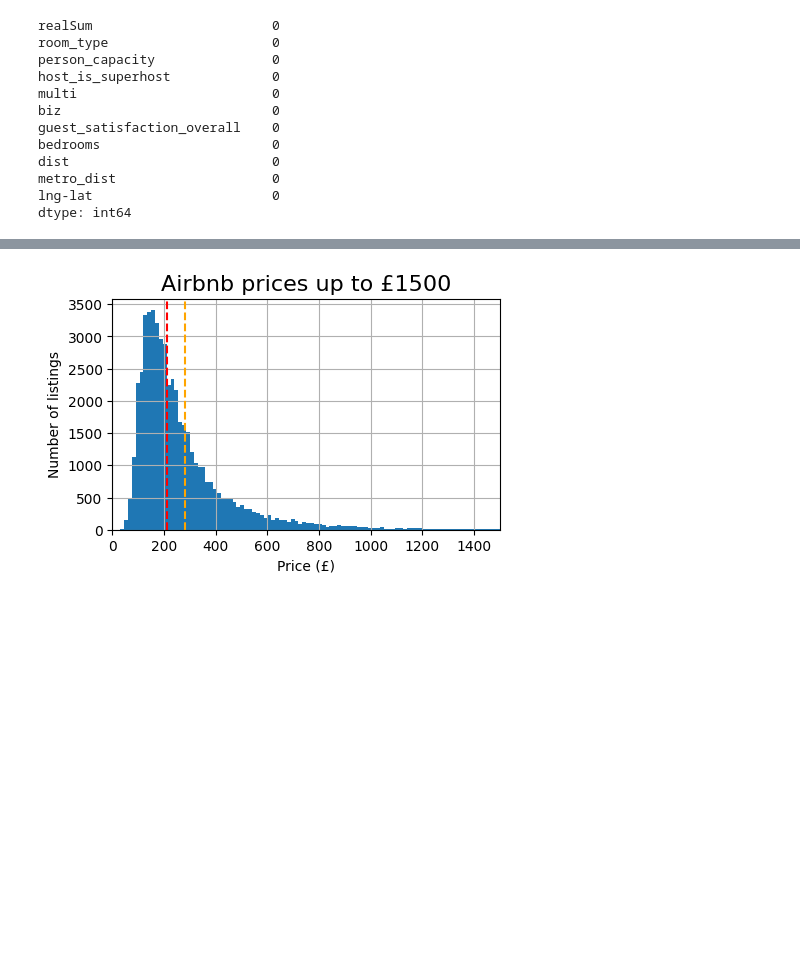
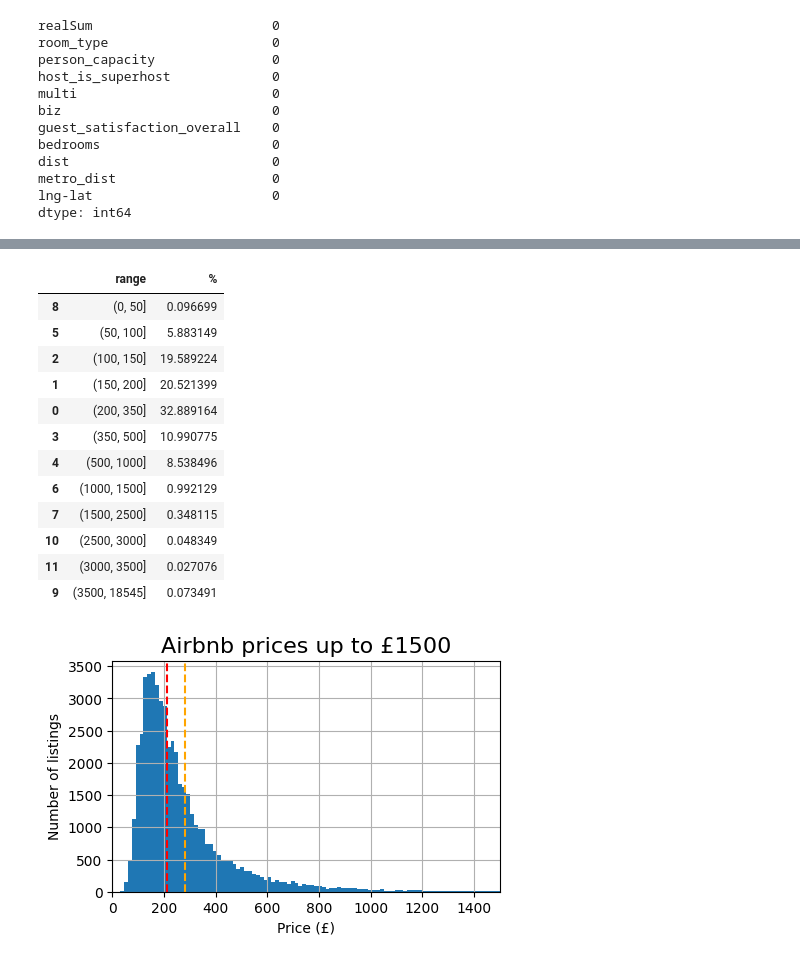
Before and after one commit to Aliikhatami94/eu-aribnb-ml-project, a Jupyter notebook: eu-airbnb-project.ipynb, the cells around one changed output, grey strips where cells are left out. Cells and saved outputs as stored; diff of their text form; code cells hidden in the pictures; blank space fills up the shorter version.

```diff
--- a/eu-airbnb-project.ipynb
+++ b/eu-airbnb-project.ipynb
@@ -35,3 +56,25 @@ dtype: int64
+# %%
+# Calculate the distribution of the prices
+bins = [0, 50, 100, 150, 200, 350, 500, 1000, 1500, 2500, 3000, 3500, int(df.realSum.max())]
+bin_counts = pd.cut(df.realSum, bins).value_counts()
+bin_percentages = bin_counts / df.shape[0] * 100
+hist_df = pd.DataFrame({'range': bin_percentages.index, '%': bin_percentages.values})
+hist_df = hist_df.sort_values('range')
+hist_df
+# %% [output]
+|  | range | % |
+| 8 | (0, 50] | 0.096699 |
+| 5 | (50, 100] | 5.883149 |
+| 2 | (100, 150] | 19.589224 |
+| 1 | (150, 200] | 20.521399 |
+| 0 | (200, 350] | 32.889164 |
+| 3 | (350, 500] | 10.990775 |
+| 4 | (500, 1000] | 8.538496 |
+| 6 | (1000, 1500] | 0.992129 |
+| 7 | (1500, 2500] | 0.348115 |
+| 10 | (2500, 3000] | 0.048349 |
+| 11 | (3000, 3500] | 0.027076 |
+| 9 | (3500, 18545] | 0.073491 |
 # %%
 # Visualize the distribution of the prices up to £1500
 plt.figure(figsize=(5, 3))
```
Also changed, not shown: parts of 6 cells of this notebook.
